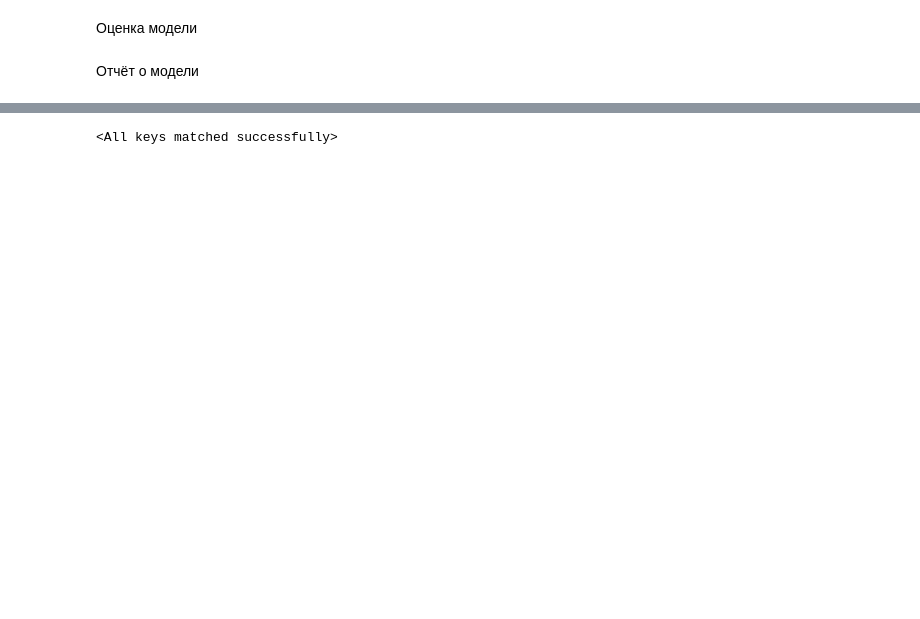
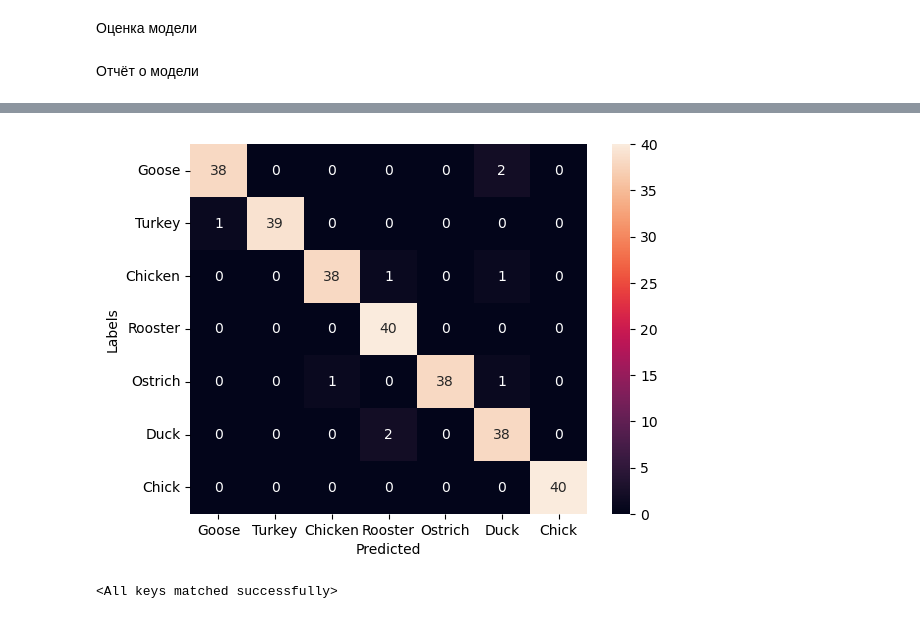
Before and after one commit to Alexanderms36/BirdDatasetNN, a Jupyter notebook: train.ipynb, the cells around one changed output, grey strips where cells are left out. Drawn from its saved outputs; the diff is of its cells as text; code cells hidden in the pictures; blank space fills up the shorter version.

```diff
--- a/train.ipynb
+++ b/train.ipynb
@@ -143,3 +173,16 @@ weighted avg       0.95      0.95      0.95       280
+# %%
+cm = confusion_matrix(all_labels, all_preds)
+
+sns.heatmap(cm, annot=True,
+            xticklabels=['Goose', 'Turkey', 'Chicken', 'Rooster', 'Ostrich', 'Duck', 'Chick'],
+            yticklabels=['Goose', 'Turkey', 'Chicken', 'Rooster', 'Ostrich', 'Duck', 'Chick']
+            )
+
+plt.ylabel('Labels')
+plt.xlabel('Predicted')
+plt.show()
+# %% [output]
+[figure, added]
 # %%
 model = CNN()
 model.load_state_dict(torch.load("model_weights.pth"))
```
Also changed, not shown: parts of 8 cells of this notebook.
